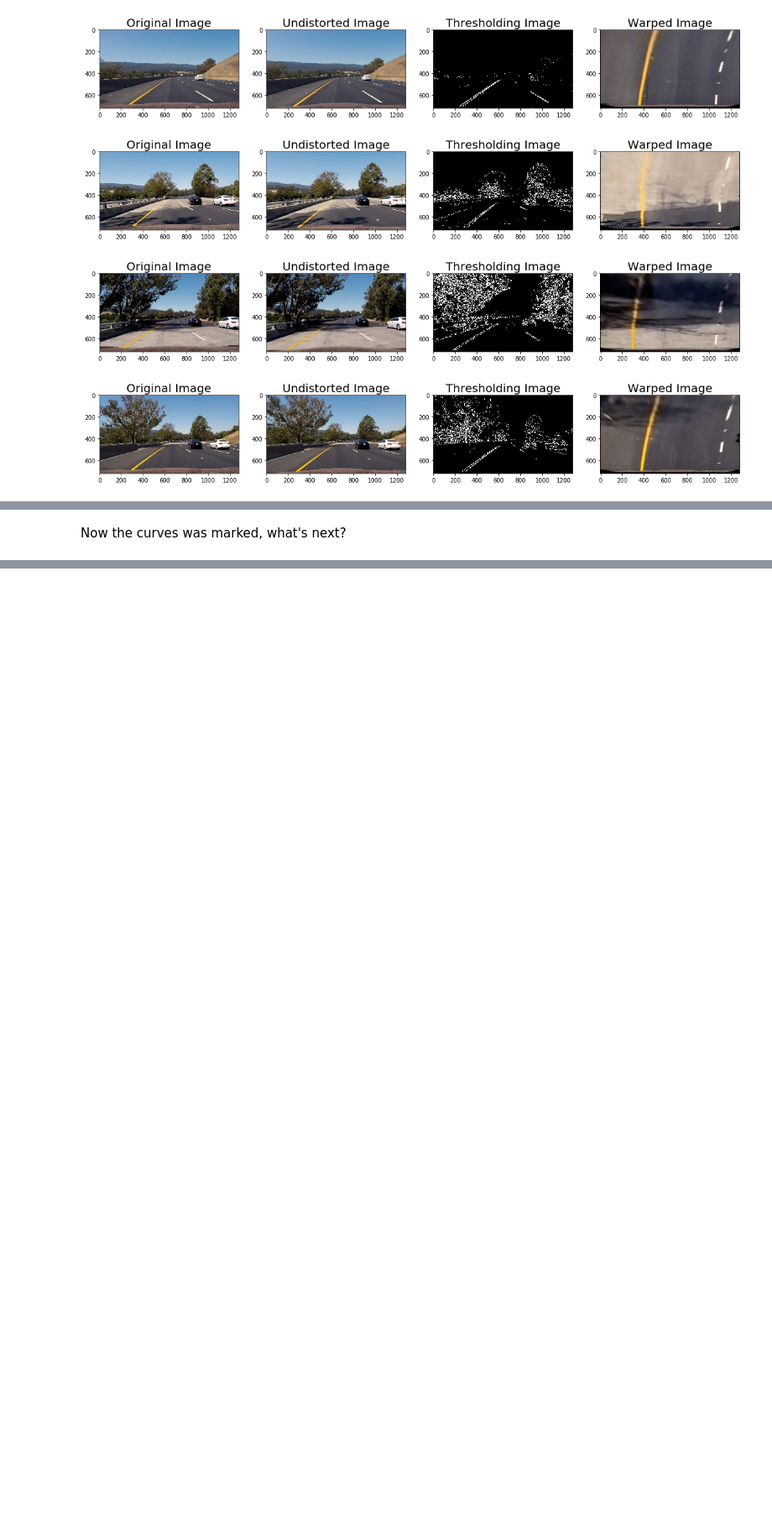
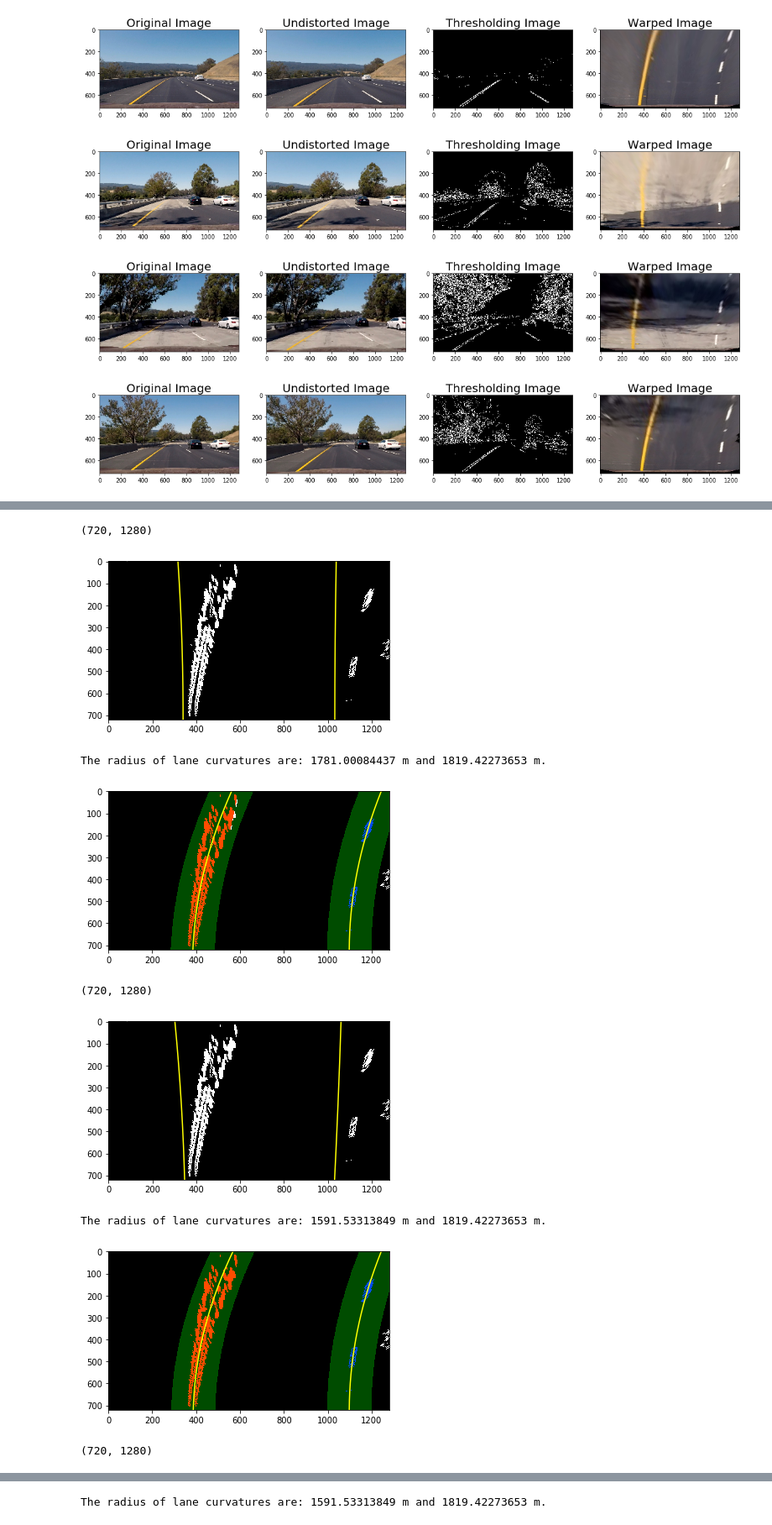
Before and after one commit to Woooody3/CARND_Term1_P4_FindingLaneAdvanced, a Jupyter notebook: FindingLane.ipynb, the cells around one changed output, grey strips where cells are left out. Shown at 84% size. Drawn from its saved outputs; the diff is of its cells as text; code cells hidden in the pictures; blank space fills up the shorter version.

```diff
--- a/FindingLane.ipynb
+++ b/FindingLane.ipynb
@@ -463,2 +388,36 @@ The left and right curvatures are: 1626.0066604 m, 2733.43754218 m
-# %% [markdown]
-Now the curves was marked, what's next?
+# %%
+# Define a throughful pipeline
+def pipeline(img):
+    # generate a binary_warped image
+    sx_thresh = (20,100)
+    sc_thresh = (170,255)
+    #global mtx
+    #global dist
+    img_warped = unwarped(img, mtx, dist, sx_thresh, sc_thresh)
+    # detect the lane lines
+    left_fit = right_fit = []
+    left_fit, right_fit, output_img = line_fit(img_warped, left_fit, right_fit)
+    return output_img
+# %%
+### Test the pipeline function
+# Calibration
+#ret, mtx, dist, rvecs, tvecs = calibration("camera_cal/", 9, 6)
+
+for img in os.listdir("test_images/"):
+    image_origin = mpimg.imread("test_images/"+img)
+    image = np.copy(image_origin)
+    result = pipeline(image)
+
+    plt.imshow(binary_warped, cmap='gray')
+    plt.show()
+    left_fit, right_fit, outimg = line_fit(binary_warped, left_fit, right_fit)
+# %% [output]
+(720, 1280)
+[figure, added]
+The radius of lane curvatures are: 1781.00084437 m and 1819.42273653 m.
+[figure, added]
+(720, 1280)
+[figure, added]
+The radius of lane curvatures are: 1591.53313849 m and 1819.42273653 m.
+[figure, added]
+(720, 1280)
@@ -464,0 +425 @@ Now the curves was marked, what's next?
+The radius of lane curvatures are: 1591.53313849 m and 1819.42273653 m.
```
Also changed, not shown: parts of 19 cells of this notebook, 9 other files.
